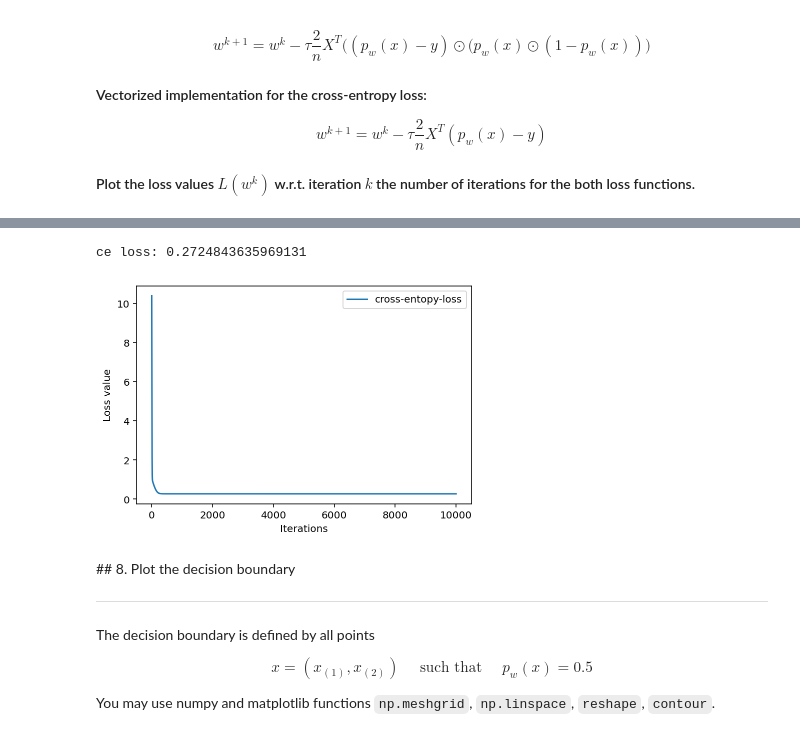
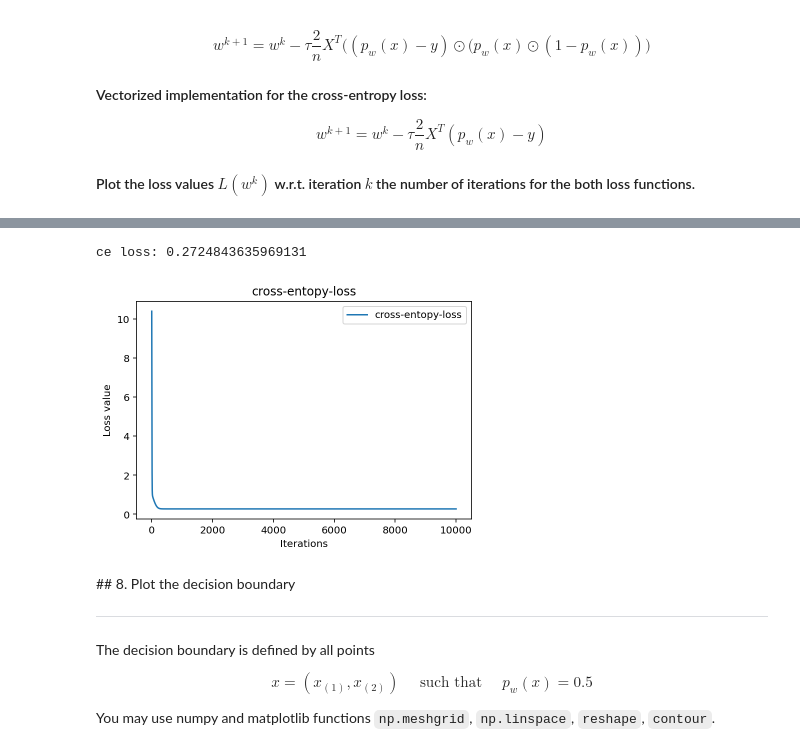
Before and after one commit to yesoly/MachineLearningProject, a Jupyter notebook: Assignment04.ipynb, the cells around one changed output, grey strips where cells are left out. Drawn from its saved outputs; the diff is of its cells as text; code cells hidden in the pictures.

```diff
--- a/Assignment04.ipynb
+++ b/Assignment04.ipynb
@@ -295,7 +306,6 @@ $$
 # %%
 # gradient descent function definition
-def grad_desc(X, y , w_init=np.array([1,1,1])[:,None] ,tau=1e-4, max_iter=500):
-    L_iters_mse = np.zeros([max_iter])
+def grad_desc_ce(X, y , w_init=np.array([1,1,1])[:,None] ,tau=1e-4, max_iter=500):
     L_iters_ce = np.zeros([max_iter]) # record the loss values
     w_iters = np.zeros([max_iter,2]) # record the loss values
     w = w_init # initialization
@@ -303,23 +313,19 @@ def grad_desc(X, y , w_init=np.array([1,1,1])[:,None] ,tau=1e-4, max_iter=500):
     for i in range(max_iter): # loop over the iterations
 
         y_pred = f_pred(X,w) # linear predicition function
-        #grad_f = loss_mse(y_pred,y) # gradient of the loss
         grad_f = loss_ce(y_pred,y) # gradient of the loss
-
         w = w - tau* grad_f # update rule of gradient descent
-
-        L_iters_mse[i] = mse_loss(y, y_pred) # save the current loss value
         L_iters_ce[i] = ce_loss(y, y_pred) # save the current loss value
 
         w_iters[i,:] = w[0],w[1] # save the current w value
 
-    return w, L_iters_mse, L_iters_ce, w_iters
-
-
-# run gradient descent algorithm
-start = time.time()
-w_init = np.array([-10,0.1,-0.2])[:,None]
-tau = 1e-4; max_iter = 10000
-w, L_iters_mse, L_iters_ce, w_iters = grad_desc(X,y,w_init,tau,max_iter)
+    return w, L_iters_ce, w_iters
+# %%
+# run gradient descent algorithm
+start = time.time()
+w_init = np.array([-10,0.1,-0.2])[:,None]
+tau = 1e-4; max_iter = 10000
+w_mse, L_iters_mse, w_iters_mse = grad_desc_mse(X,y,w_init,tau,max_iter)
+w_ce, L_iters_ce, w_iters_ce = grad_desc_ce(X,y,w_init,tau,max_iter)
 # %%
 # plot
@@ -336,15 +344,17 @@ mse loss: 0.07845676060042477
 # %%
 # plot
-plt.figure(3)
+fig_4 = plt.figure(3)
 plt.plot(np.linspace(0, max_iter, max_iter), L_iters_ce, label = 'cross-entopy-loss')
 print('ce loss:', L_iters_ce[-1])
 plt.xlabel('Iterations')
 plt.ylabel('Loss value')
 plt.legend(loc = 'upper right')
+plt.title('cross-entopy-loss')
 plt.show()
+fig_4.savefig('ce_loss.png')
 # %% [output]
 ce loss: 0.2724843635969131
-[figure, old version]
+[figure, new version]
 # %% [markdown]
 ## 8. Plot the decision boundary
 <hr>
```
Also changed, not shown: parts of 23 cells of this notebook.
